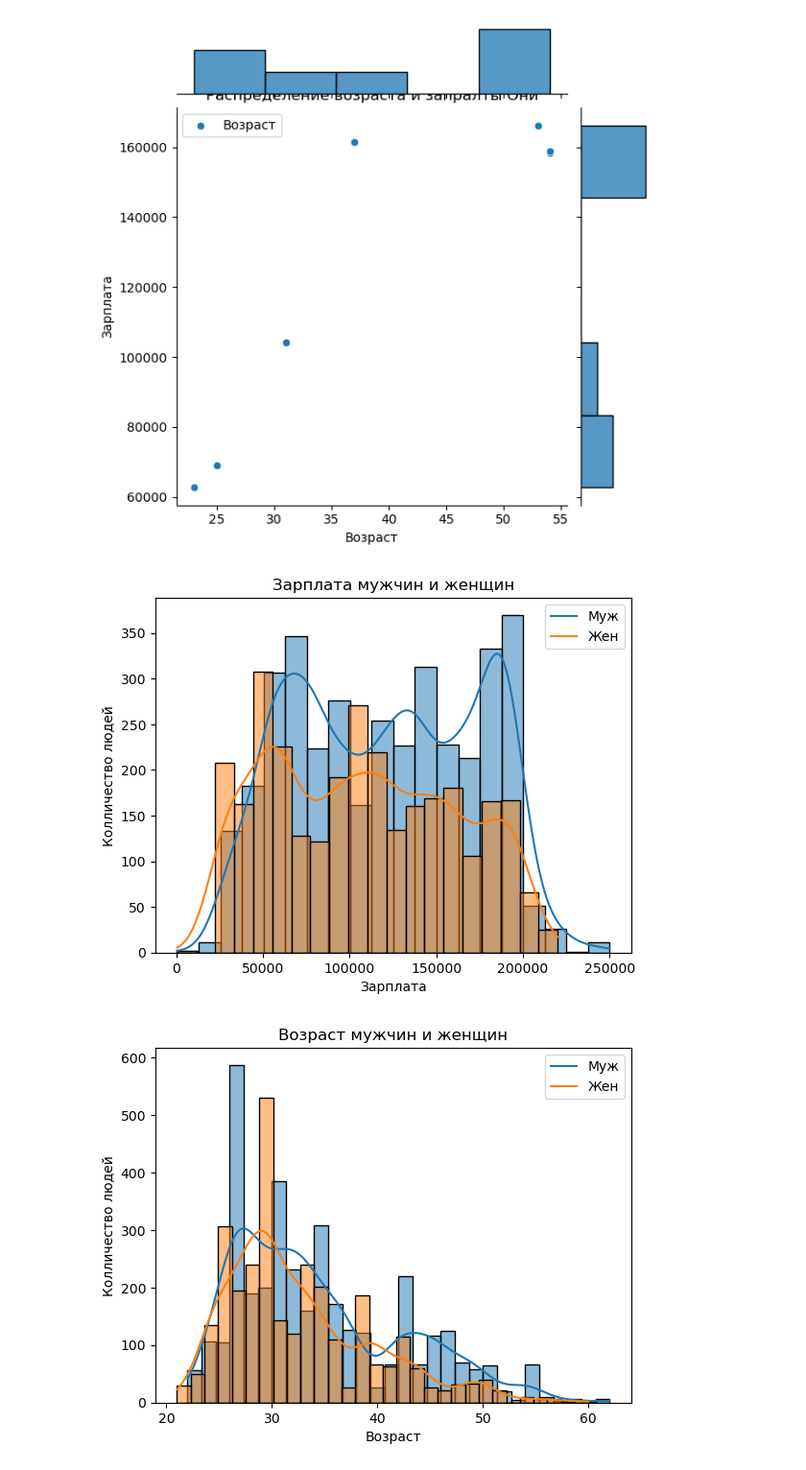
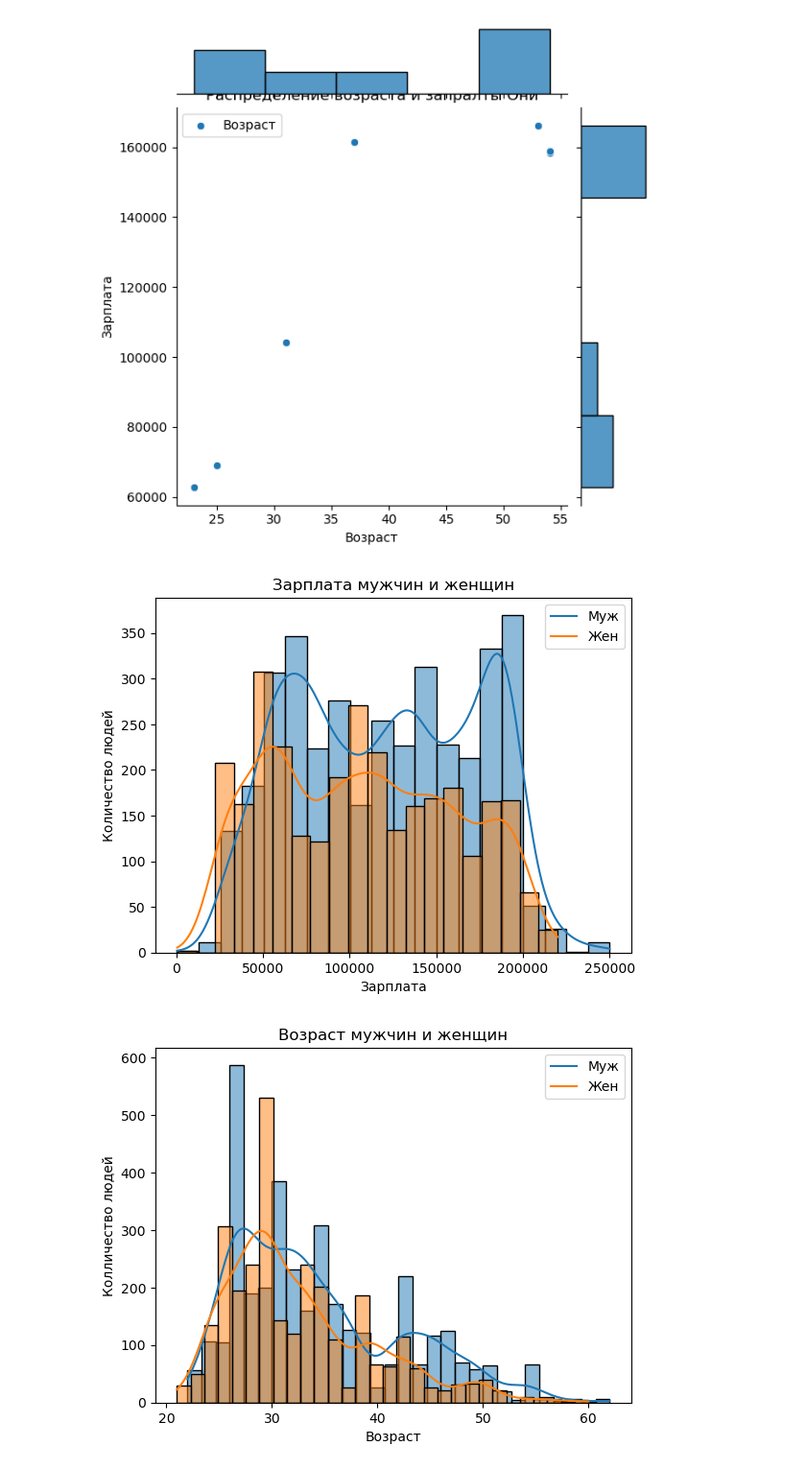
Before and after one commit to Shu69O/Shu, a Jupyter notebook: analyst_practical_dz_EDA_визуализация_данных.ipynb, the cells around one changed output. Shown at 96% size. Drawn from its saved outputs; the diff is of its cells as text; code cells hidden in the pictures.

```diff
--- a/analyst_practical_dz_EDA_визуализация_данных.ipynb
+++ b/analyst_practical_dz_EDA_визуализация_данных.ipynb
@@ -181,15 +180,15 @@ plt.show()
 # %% [output]
 [figure]
 # %%
-# Если сравнить зарплаты муж и жен, то на графике видно, что у мужчины зарплата выше
+# Если сравнить зарплаты муж и жен, то на графике видно, что показатели количество чел и зарплата выше у муж
 
 sns.histplot(man, kde=True, bins=20)
 sns.histplot(woman, kde=True, bins=20)
 plt.title('Зарплата мужчин и женщин')
 plt.xlabel('Зарплата')
-plt.ylabel('Колличество людей')
+plt.ylabel('Количество людей')
 plt.legend(['Муж', 'Жен'])
 plt.show()
 # %% [output]
-[figure, old version]
+[figure, new version]
 # %%
```
Also changed, not shown: parts of 46 cells of this notebook.
